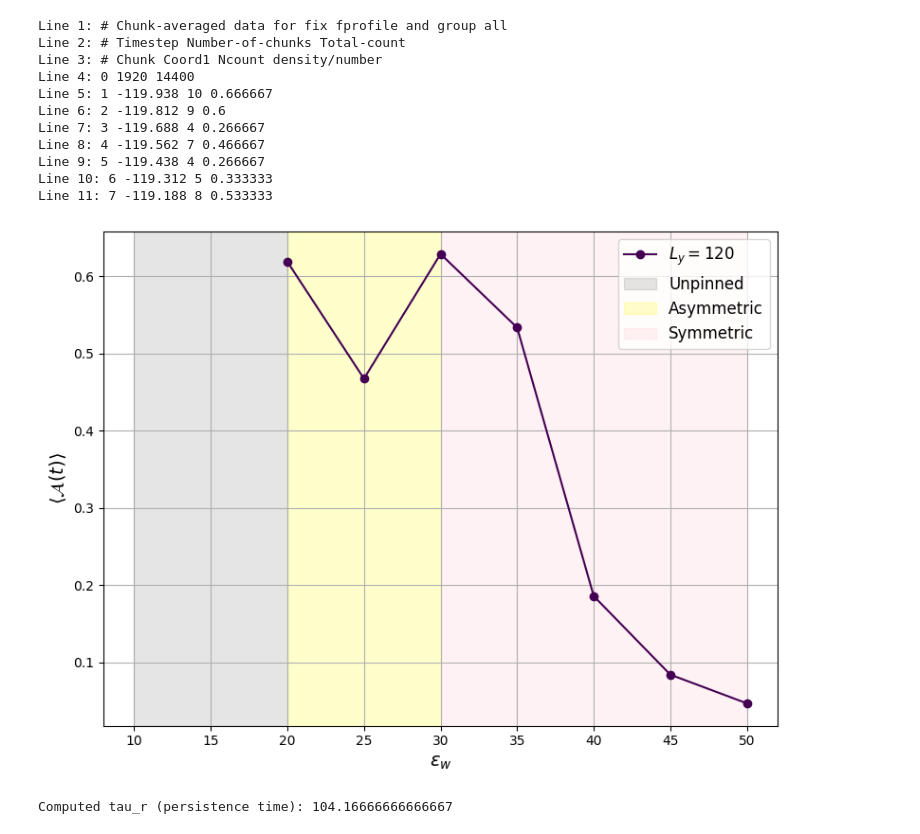
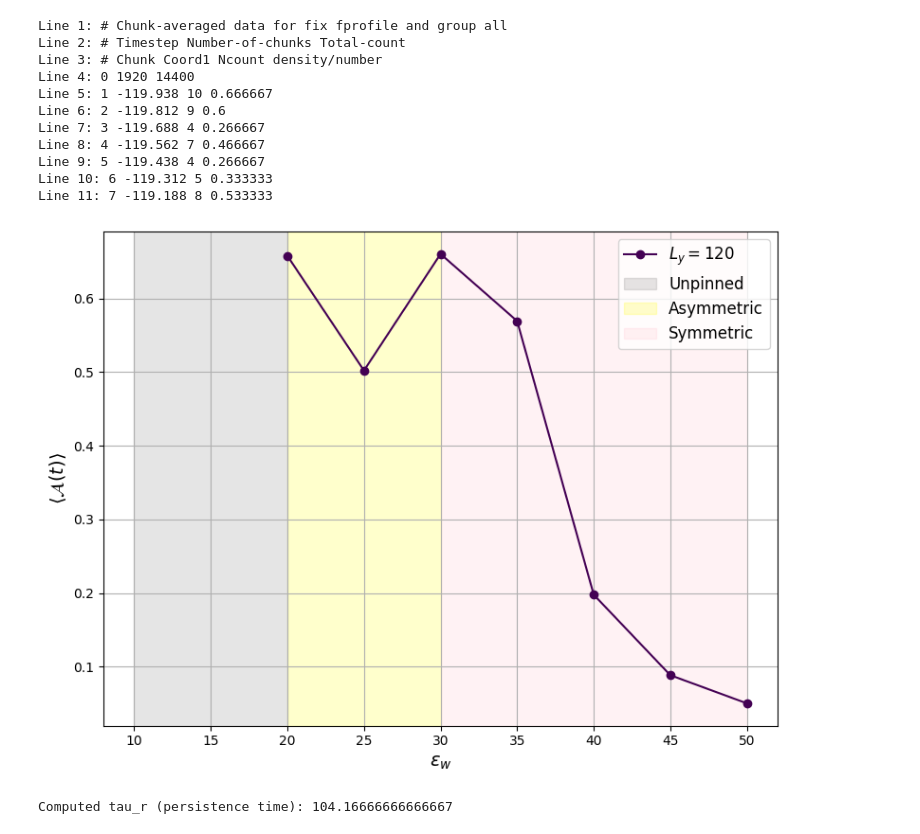
Before and after one commit to sohyuniverse/active-drying, a Jupyter notebook: models/analysis.ipynb, the cells around one changed output. Saved outputs shown, nothing was run; the diff lists cells and outputs as text; code cells hidden in the pictures.

```diff
--- a/models/analysis.ipynb
+++ b/models/analysis.ipynb
@@ -187,7 +187,7 @@ def process_dump_files(folder, lx, rho_ld, rho):
                 timesteps = list(grouped.groups.keys())
 
                 # Exclude the first 2% of timesteps (empirical based on PotEng)
-                start_index = int(len(timesteps) * 0.02)
+                start_index = int(len(timesteps) * 0.1) # 10%
                 filtered_timesteps = timesteps[start_index:]
 
                 # for timestep, df_timestep in grouped:
@@ -226,34 +226,34 @@ def plot_asymmetry(results):
 
     # Add shading to represent different regimes
     plt.axvspan(10, 20, color='black', alpha=0.1, label="Unpinned")
     plt.axvspan(20, 30, color='yellow', alpha=0.2, label="Asymmetric")
     plt.axvspan(30, 50, color='pink', alpha=0.2, label="Symmetric")
 
     plt.xlabel(r"$\epsilon_w$", fontsize=14)
     plt.ylabel(r"$\langle \mathcal{A}(t) \rangle$", fontsize=14)
     plt.legend(fontsize=12)
     plt.grid(True)
     plt.tight_layout()
     plt.show()
 
 # Main script
 if __name__ == "__main__":
     folder = "dumps"  # Folder containing dump files
     lx = 240.0  # Total system size in x-direction
     rho_ld = 0.15  # Low-density MIPS value
     rho = 0.5  # Total system density
 
     # Process dump files and calculate asymmetry
     results = process_dump_files(folder, lx=lx, rho_ld=rho_ld, rho=rho)
 
     # Check if results are obtained
     if results:
         # Plot the asymmetry order parameter
         plot_asymmetry(results)
     else:
         print("No results to plot.")
 # %% [output]
-[figure, old version]
+[figure, new version]
 # %%
 import numpy as np
 import re
```
Also changed, not shown: 2 other files.
